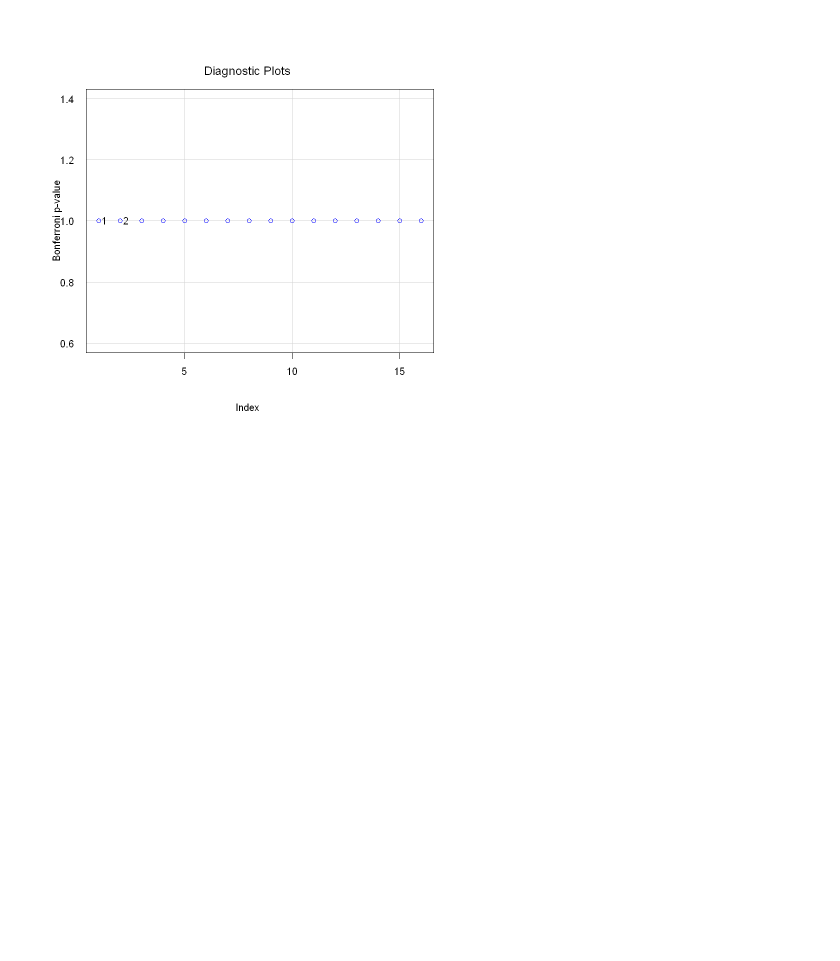
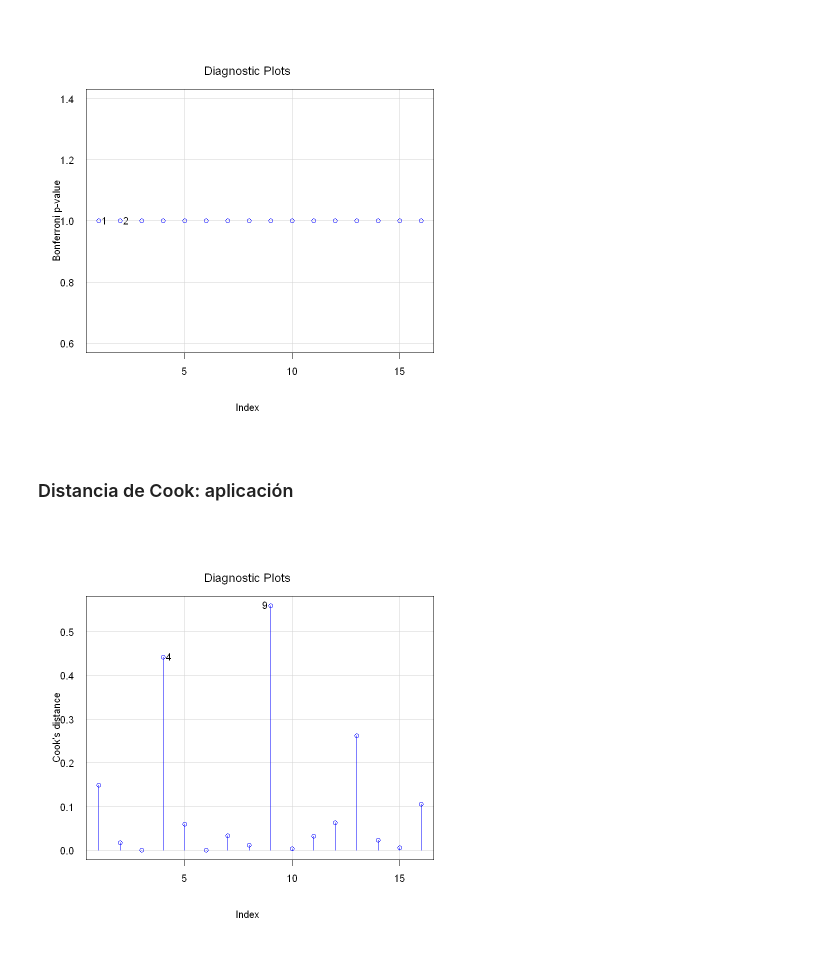
Before and after one commit to ferdcoz/mcd-reg-adv, a Jupyter notebook: RA_T_C2.ipynb, the cells around one changed output. Saved outputs shown, nothing was run; the diff lists cells and outputs as text; code cells hidden in the pictures; blank space fills up the shorter version.

```diff
--- a/RA_T_C2.ipynb
+++ b/RA_T_C2.ipynb
@@ -113,3 +137,9 @@ Largest |rstudent|:
 influenceIndexPlot( mod_hojas, vars="Bonf", las=1, col="blue")
 # %% [output]
 [figure]
+# %% [markdown]
+### Distancia de Cook: aplicación
+# %%
+influenceIndexPlot( mod_hojas, vars = 'Cook' , las = 1, col = 'blue' )
+# %% [output]
+[figure, added]
```
Also changed, not shown: parts of 55 cells of this notebook, 1 other file.
